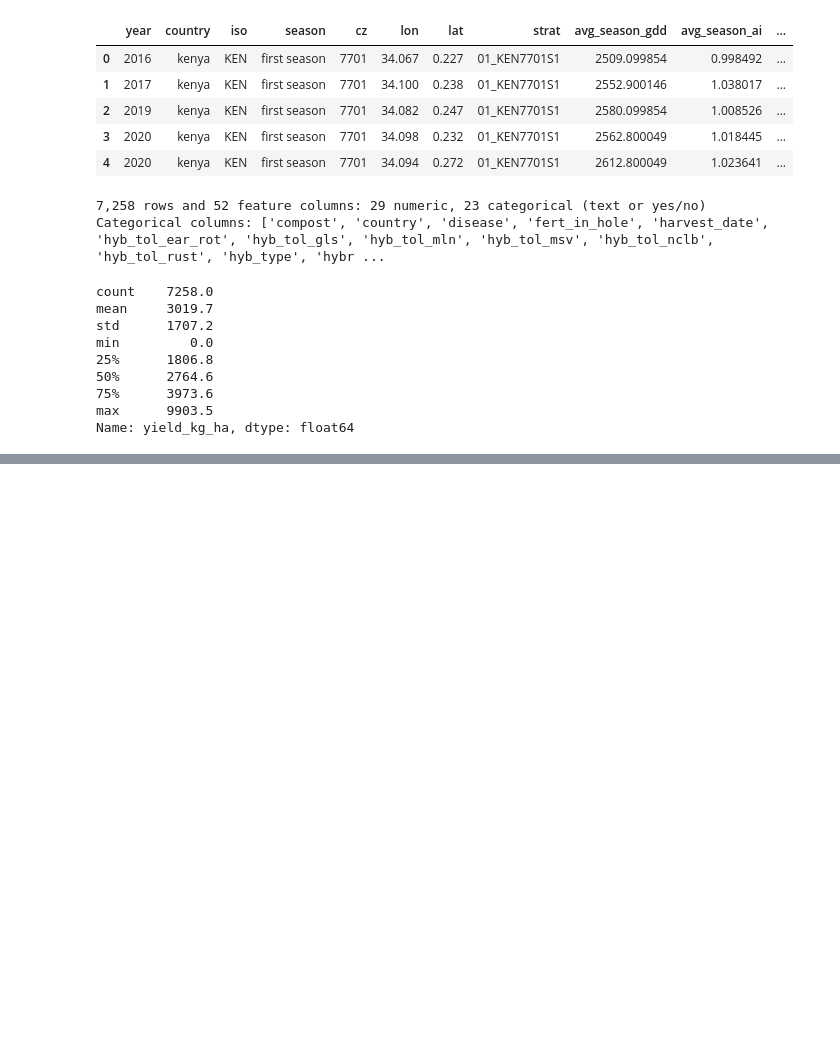
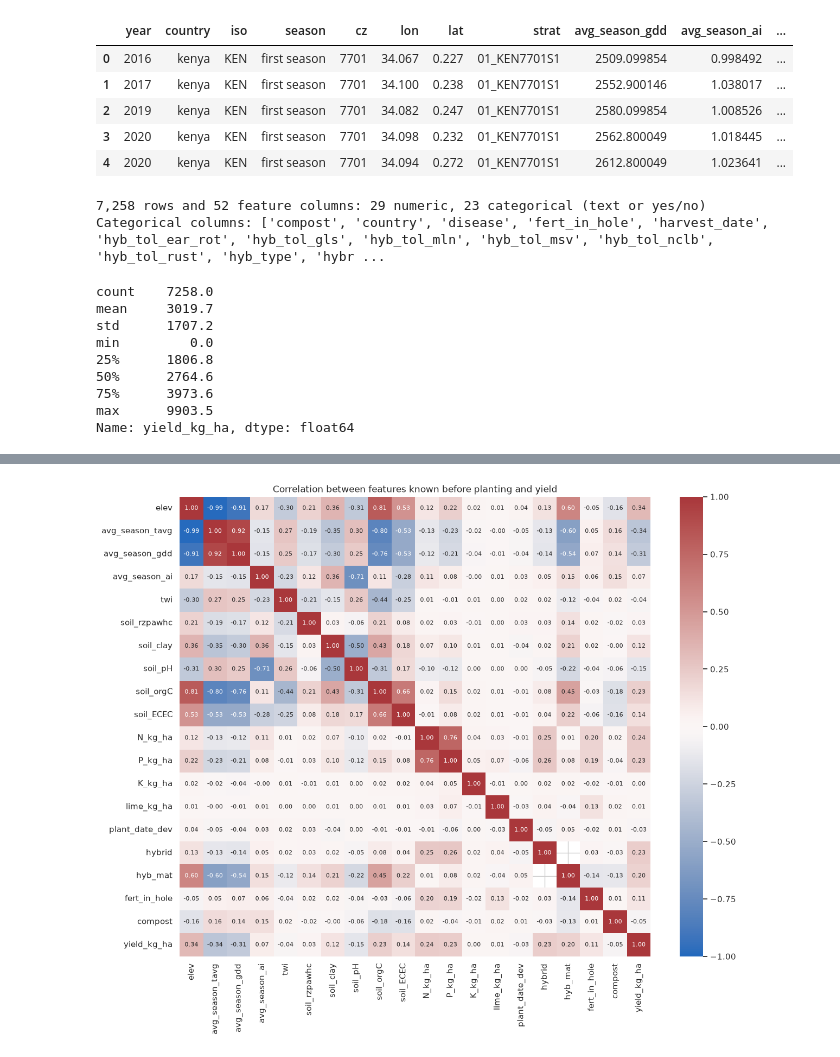
Before and after one commit to Kiguru-Alu/linear_regression_model, a Jupyter notebook: summative/linear_regression/multivariate.ipynb, the cells around one changed output, grey strips where cells are left out. Drawn from its saved outputs; the diff is of its cells as text; code cells hidden in the pictures; blank space fills up the shorter version.

```diff
--- a/summative/linear_regression/multivariate.ipynb
+++ b/summative/linear_regression/multivariate.ipynb
@@ -74,0 +99,15 @@ Name: yield_kg_ha, dtype: float64
+# %%
+pre_planting = [
+    "elev", "avg_season_tavg", "avg_season_gdd", "avg_season_ai", "twi", "soil_rzpawhc",
+    "soil_clay", "soil_pH", "soil_orgC", "soil_ECEC", "N_kg_ha", "P_kg_ha", "K_kg_ha",
+    "lime_kg_ha", "plant_date_dev", "hybrid", "hyb_mat", "fert_in_hole", "compost",
+]
+eda = kenya[pre_planting + [TARGET]].astype(float)
+
+fig, ax = plt.subplots(figsize=(14, 11))
+sns.heatmap(eda.corr(), annot=True, fmt=".2f", cmap="vlag", center=0, vmin=-1, vmax=1,
+            annot_kws={"size": 8}, ax=ax)
+ax.set_title("Correlation between features known before planting and yield")
+plt.show()
+# %% [output]
+[figure, added]
```
Also changed, not shown: parts of 6 cells of this notebook.
